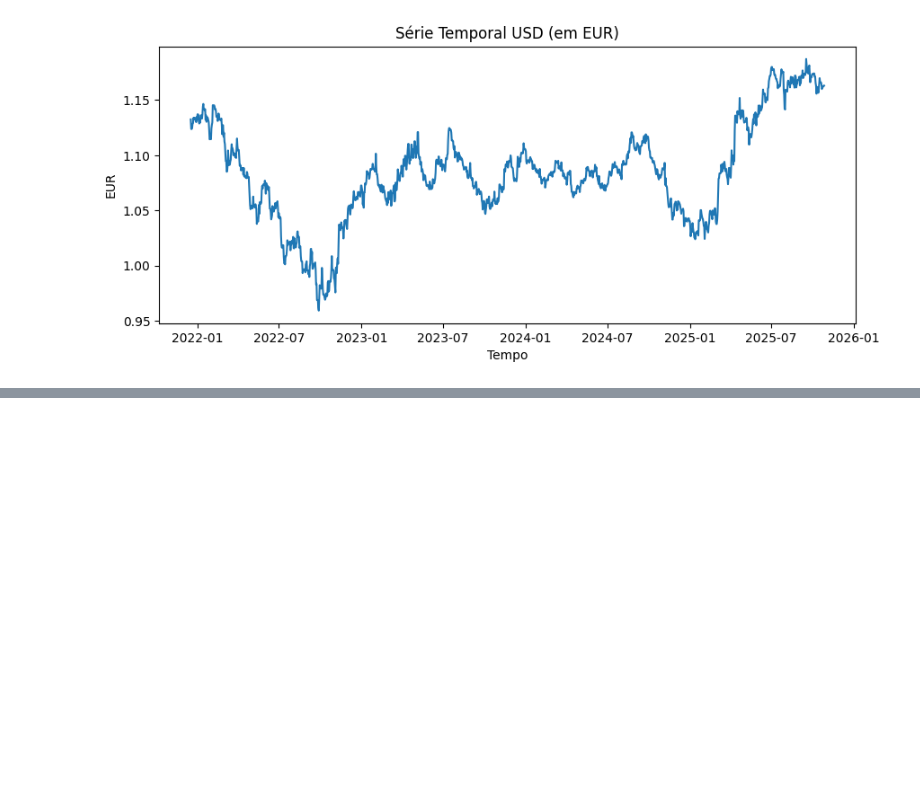
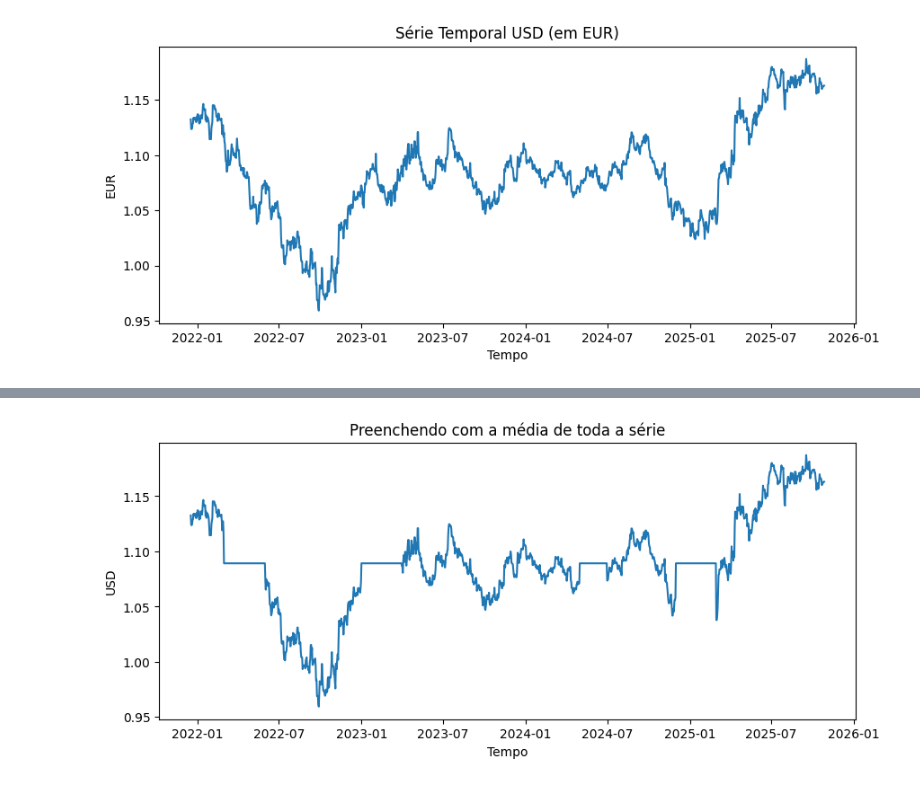
Before and after one commit to beabento/Econometria-2, a Jupyter notebook: atividade1.ipynb, the cells around one changed output, grey strips where cells are left out. Saved outputs shown, nothing was run; the diff lists cells and outputs as text; code cells hidden in the pictures; blank space fills up the shorter version.

Commit message:
estimar nans com tecnicas simples

```diff
--- a/atividade1.ipynb
+++ b/atividade1.ipynb
@@ -100,0 +115,10 @@ plt.show()
+# %%
+ts_com_nan = ts_missing_block
+
+# 1. TÉCNICA 1: Imputação Simples (Baseline)
+# Usando a média de toda a série
+ts_media = ts_com_nan.fillna(ts_com_nan.mean())
+# %%
+plotar(ts_media, 'Preenchendo com a média de toda a série')
+# %% [output]
+[figure, added]
```
Also changed, not shown: parts of 22 cells of this notebook.
